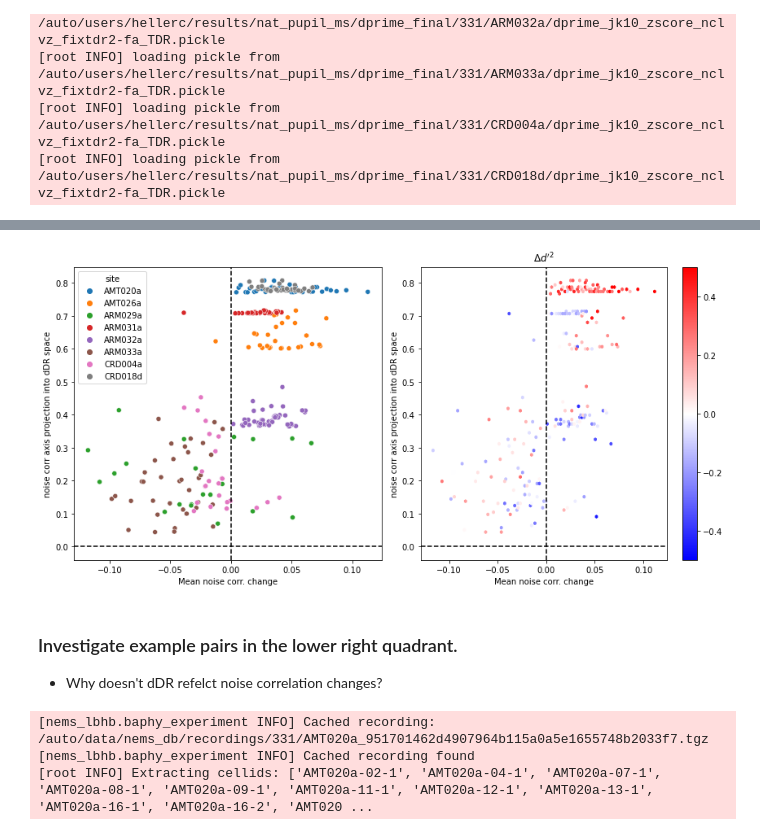
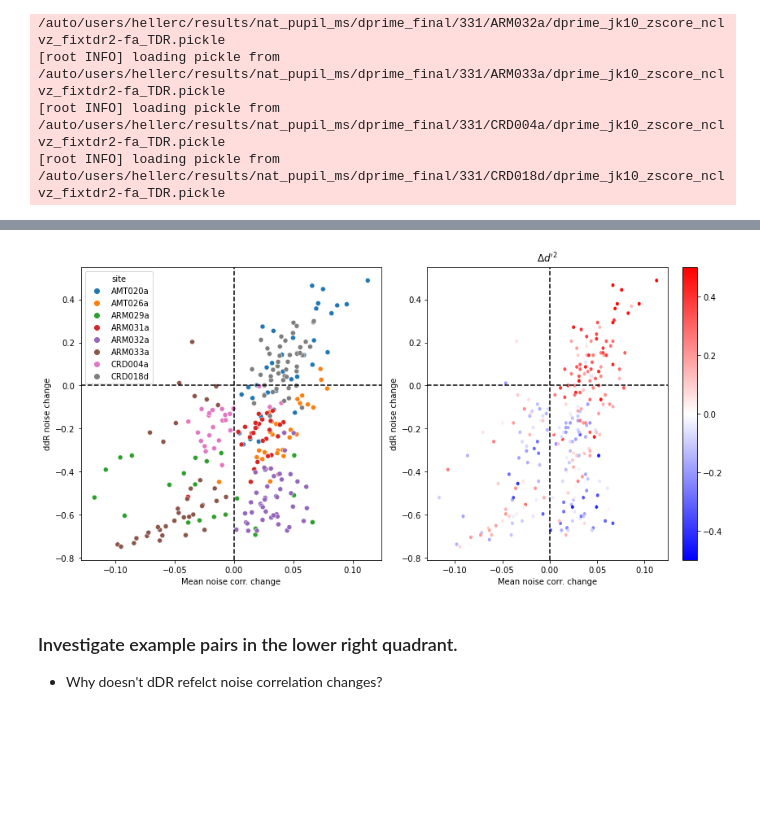
Before and after one commit to crheller/nat_pup_ms, a Jupyter notebook: test_scripts/may21_updates.ipynb, the cells around one changed output, grey strips where cells are left out. Drawn from its saved outputs; the diff is of its cells as text; code cells hidden in the pictures; blank space fills up the shorter version.

```diff
--- a/test_scripts/may21_updates.ipynb
+++ b/test_scripts/may21_updates.ipynb
@@ -29,7 +31,9 @@ no results found for site: CRD005b, model: rsc_ev_perstim
 no results found for site: CRD019b, model: rsc_ev_perstim
 # %%
 # keep only CPN sites
-rsc = rsc[rsc.site.isin(CPN_SITES)]
+sites = CPN_SITES # CPN_SITES
+
+rsc = rsc[rsc.site.isin(sites)]
 
 # remove nans
 na = (~rsc.bp.isna()) & (~rsc.sp.isna())
@@ -45,6 +49,7 @@ rscg = rsc[(rsc.gm_bp>1) & (rsc.gm_sp>1)]
 # plot noise correlation before / after removing low FR pairs for all sites
 gr = rsc.groupby(by=['site', 'stim']).mean()
 grg = rscg.groupby(by=['site', 'stim']).mean()
+gr = gr.loc[grg.index]
 
 cmap = plt.cm.get_cmap('Set1', len(rsc.site.unique()))
 f, ax = plt.subplots(1, 3, figsize=(18, 6))
@@ -94,11 +99,15 @@ path = DPRIME_DIR
 loader = decoding.DecodingResults()
 recache = False
 df_all = []
-sites = CPN_SITES
-batches = [331]*len(CPN_SITES)
+if len(sites) == len(CPN_SITES):
+    BATCH = 331
+else:
+    BATCH = 289
+batches = [BATCH]*len(sites)
 modelname = 'dprime_pr_rm2_jk10_zscore_nclvz_fixtdr2'
 modelname = 'dprime_jk10_zscore_nclvz_fixtdr2'
 modelname = 'dprime_jk10_zscore_nclvz_fixtdr2-fa'
+#modelname = 'dprime_jk10_zscore_fixtdr2-fa_rmlowFR-4'
 ndim = 2
 
 sim = []
@@ -119,8 +128,8 @@ for i, (batch, site) in enumerate(zip(batches, sites)):
     stim = results.evoked_stimulus_pairs
     _df = _df.loc[pd.IndexSlice[stim, ndim], :]
     _df['site'] = site
-    _df['sp_noise_mag'] = results.array_results['sp_evals'].loc[pd.IndexSlice[stim, ndim], 'mean'].apply(lambda x: x[1])
-    _df['bp_noise_mag'] = results.array_results['bp_evals'].loc[pd.IndexSlice[stim, ndim], 'mean'].apply(lambda x: x[1])
+    _df['sp_noise_mag'] = results.array_results['sp_evals'].loc[pd.IndexSlice[stim, ndim], 'mean'].apply(lambda x: x.sum())
+    _df['bp_noise_mag'] = results.array_results['bp_evals'].loc[pd.IndexSlice[stim, ndim], 'mean'].apply(lambda x: x.sum())
     _df['noise_alignment'] = results.slice_array_results('cos_dU_evec_test', stim, ndim, idx=(0,0))[0]
     _df['delta_dprime'] = (_df['bp_dp'] - _df['sp_dp']) / (_df['bp_dp'] + _df['sp_dp'])
 
@@ -172,35 +161,39 @@ Index(['dp_opt_test', 'dp_diag_test', 'var_explained_test', 'evec_sim_test',
 # %%
 # dDR noise change vs. mean noise correlation change
 # **only for stim pairs where both stim's noise corr. change in same direction** to avoid ambiguity
-yaxis = 'beta2_mag'
-ylabel = 'noise corr axis projection into dDR space' #'dDR noise change'
+yaxis = 'delta_noise'
+ylabel ='ddR noise change' # 'noise corr axis projection into dDR space' #'dDR noise change'
+
+if BATCH==289:
+    df = df.groupby(by='site').mean()
+
 f, ax = plt.subplots(1, 2, figsize=(12, 6))
 mask = ((df['rsc_epoch1_delta']<0) & (df['rsc_epoch2_delta']<0)) | ((df['rsc_epoch1_delta']>0) & (df['rsc_epoch2_delta']>0))
 sns.scatterplot(x='rsc_mean_delta', y=yaxis, data=df[mask], hue='site', ax=ax[0])
 
 ax[0].axhline(0, linestyle='--', color='k')
 ax[0].axvline(0, linestyle='--', color='k')
 
 ax[0].set_xlabel('Mean noise corr. change')
 ax[0].set_ylabel(ylabel)
 
 df[mask].plot.hexbin(
     x='rsc_mean_delta',
     y=yaxis,
     C='delta_dprime',
     cmap='bwr',
     vmin=-0.5,
     vmax=0.5,
     ax=ax[1]
 )
 ax[1].axhline(0, linestyle='--', color='k')
 ax[1].axvline(0, linestyle='--', color='k')
 ax[1].set_xlabel('Mean noise corr. change')
 ax[1].set_ylabel(ylabel)
 ax[1].set_title(r"$\Delta d'^2$")
 f.tight_layout()
 # %% [output]
-[figure, old version]
+[figure, new version]
 # %% [markdown]
 ### Investigate example pairs in the lower right quadrant.
 * Why doesn't dDR refelct noise correlation changes?
@@ -207,12 +202,20 @@ f.tight_layout()
 # %%
-site = 'AMT020a'
+site = 'ARM032a'
 site_mask = df.site==site
 
-example_pairs = df[(df.delta_noise>0) & (df.rsc_mean_delta>0) & site_mask].sort_values(by='rsc_mean_delta', ascending=False)
+example_pairs = df[(df.delta_noise<0) & (df.rsc_mean_delta>0) & site_mask].sort_values(by='rsc_mean_delta', ascending=False)
 
 
+if 'rmlowFR' in modelname:
+    exclude_low_fr = True
+    threshold =int(modelname.split('_rmlowFR-')[1].split('_')[0])
+else:
+    exclude_low_fr = False
+    threshold = None
 X, sp_bins, X_pup, pup_mask, epochs = decoding.load_site(site=site, batch=331,
-                                       return_epoch_list=True)
+                                       return_epoch_list=True,
+                                       exclude_low_fr=exclude_low_fr,
+                                       threshold=threshold)
 ncells = X.shape[0]
 nreps = X.shape[1]
 nstim = X.shape[2]
@@ -229,12 +232,9 @@ X = X.reshape(ncells, nreps, nstim)
 # reshape X_pup
 X_pup = X_pup.reshape(1, nreps, nstim)
 
+X_raw = X
 X, _ = nat_preproc.scale_est_val([X], [X])
 X = X[0]
-# %% [output]
-[nems_lbhb.baphy_experiment INFO] Cached recording: /auto/data/nems_db/recordings/331/AMT020a_951701462d4907964b115a0a5e1655748b2033f7.tgz
-[nems_lbhb.baphy_experiment INFO] Cached recording found
-[root INFO] Extracting cellids: ['AMT020a-02-1', 'AMT020a-04-1', 'AMT020a-07-1', 'AMT020a-08-1', 'AMT020a-09-1', 'AMT020a-11-1', 'AMT020a-12-1', 'AMT020a-13-1', 'AMT020a-16-1', 'AMT020a-16-2', 'AMT020 ...
 # %%
 # load data and extract a sample pair of stimuli
 ex_pair = 10
```
Also changed, not shown: parts of 9 cells of this notebook, 1 other file.
